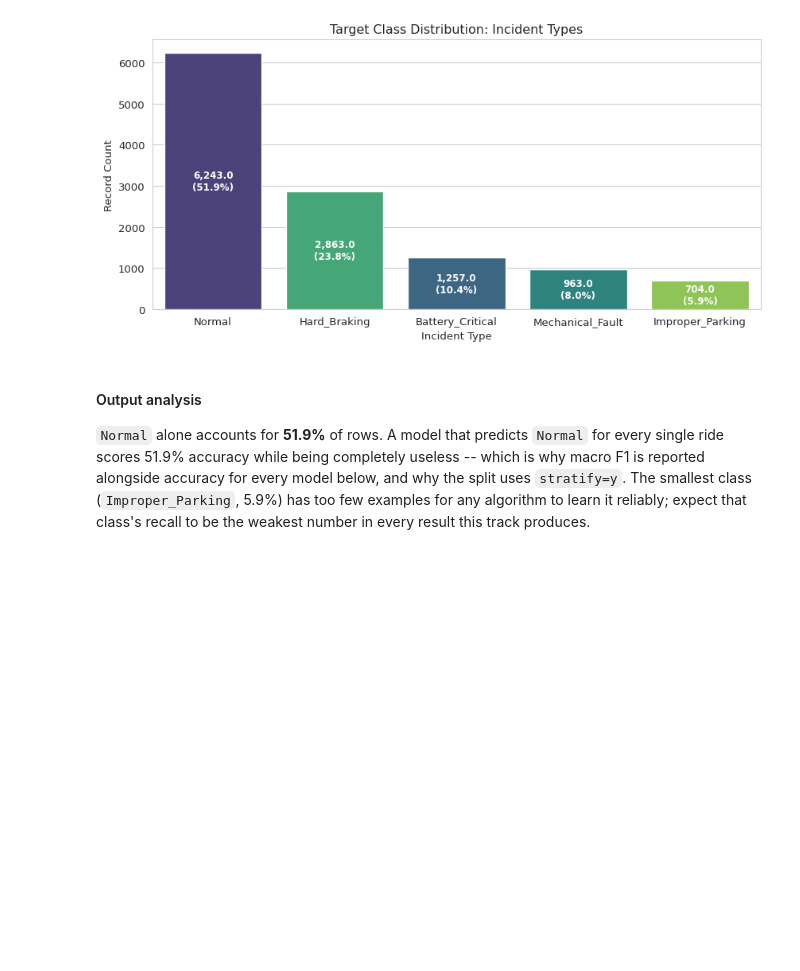
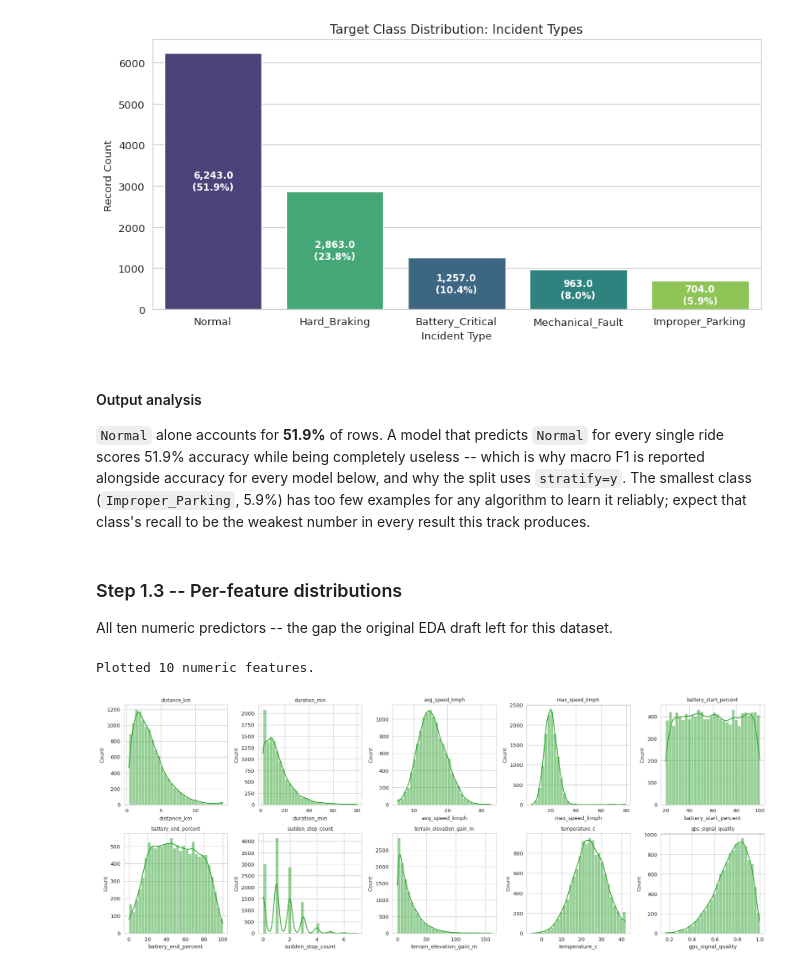
Before and after one commit to AskCoderr/MLCapstone, a Jupyter notebook: notebooks/classification.ipynb, the cells around one changed output. Saved outputs shown, nothing was run; the diff lists cells and outputs as text; code cells hidden in the pictures; blank space fills up the shorter version.

Commit message:
Add per-feature distributions for classification dataset

```diff
--- a/notebooks/classification.ipynb
+++ b/notebooks/classification.ipynb
@@ -114,3 +114,23 @@ Improper_Parking     5.9
 #### Output analysis
 
 `Normal` alone accounts for **51.9%** of rows. A model that predicts `Normal` for every single ride scores 51.9% accuracy while being completely useless -- which is why macro F1 is reported alongside accuracy for every model below, and why the split uses `stratify=y`. The smallest class (`Improper_Parking`, 5.9%) has too few examples for any algorithm to learn it reliably; expect that class's recall to be the weakest number in every result this track produces.
+# %% [markdown]
+### Step 1.3 -- Per-feature distributions
+
+All ten numeric predictors -- the gap the original EDA draft left for this dataset.
+# %%
+num_cols_clf = ['distance_km', 'duration_min', 'avg_speed_kmph', 'max_speed_kmph',
+                'battery_start_percent', 'battery_end_percent', 'sudden_stop_count',
+                'terrain_elevation_gain_m', 'temperature_c', 'gps_signal_quality']
+
+fig, axes = plt.subplots(2, 5, figsize=(18, 7))
+axes = axes.flatten()
+for idx, col in enumerate(num_cols_clf):
+    sns.histplot(df_clf[col].dropna(), kde=True, ax=axes[idx], color='#2ca02c', bins=30)
+    axes[idx].set_title(col, fontsize=9)
+plt.tight_layout()
+plt.show()
+print(f"Plotted {len(num_cols_clf)} numeric features.")
+# %% [output]
+Plotted 10 numeric features.
+[figure, added]
```
Also changed, not shown: parts of 1 cell of this notebook.
